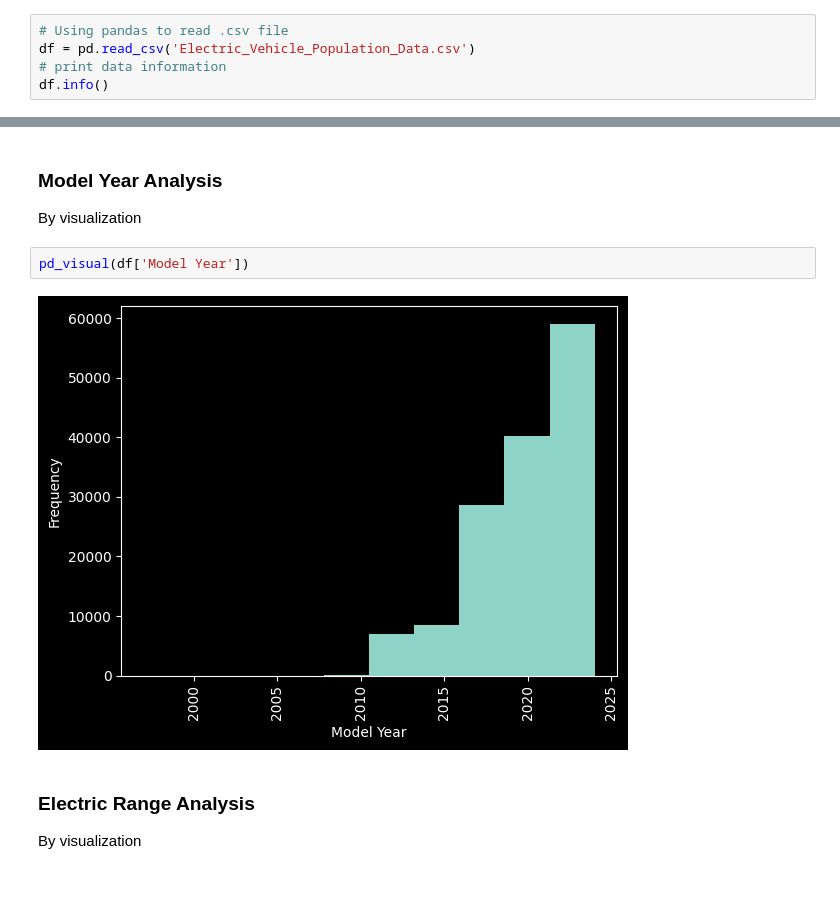
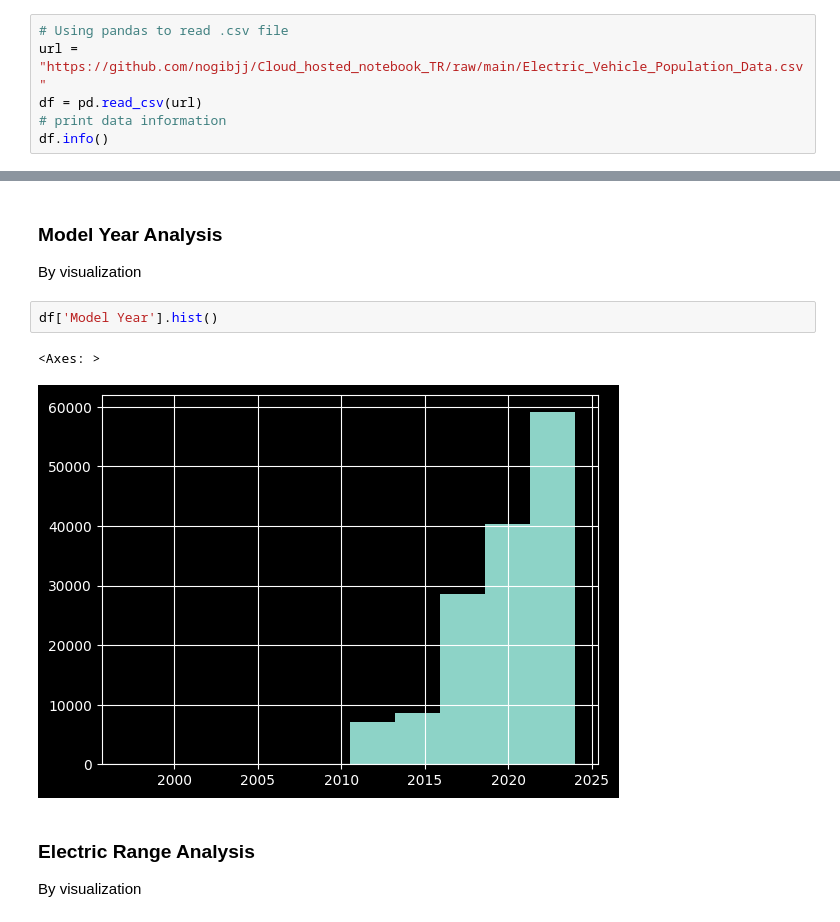
Before and after one commit to nogibjj/Cloud_hosted_notebook_TR, a Jupyter notebook: main.ipynb, the cells around one changed output, grey strips where cells are left out. Saved outputs shown, nothing was run; the diff lists cells and outputs as text; blank space fills up the shorter version.

Commit message:
Update Jupyter notebook

```diff
--- a/desc.ipynb
+++ b/main.ipynb
@@ -11,6 +12,7 @@ from lib import pd_desc, mean, median, std, pd_visual
 # %%
 # Using pandas to read .csv file
-df = pd.read_csv('Electric_Vehicle_Population_Data.csv')
+url = "https://github.com/nogibjj/Cloud_hosted_notebook_TR/raw/main/Electric_Vehicle_Population_Data.csv"
+df = pd.read_csv(url)
 # print data information
 df.info()
 # %% [output]
@@ -95,9 +97,10 @@ round(std(df['Electric Range']), 6)
 ### Model Year Analysis
 By visualization
 # %%
-pd_visual(df['Model Year'])
+df['Model Year'].hist()
 # %% [output]
+<Axes: >
-[figure, old version]
+[figure, new version]
 # %% [markdown]
 ### Electric Range Analysis
 By visualization
```
Also changed, not shown: parts of 12 cells of this notebook, 1 other file.
